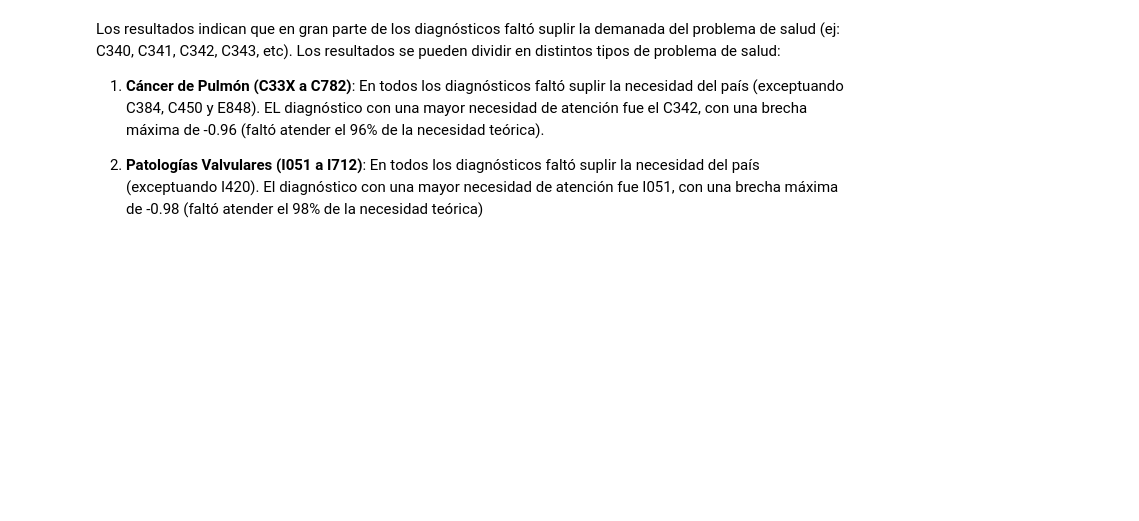
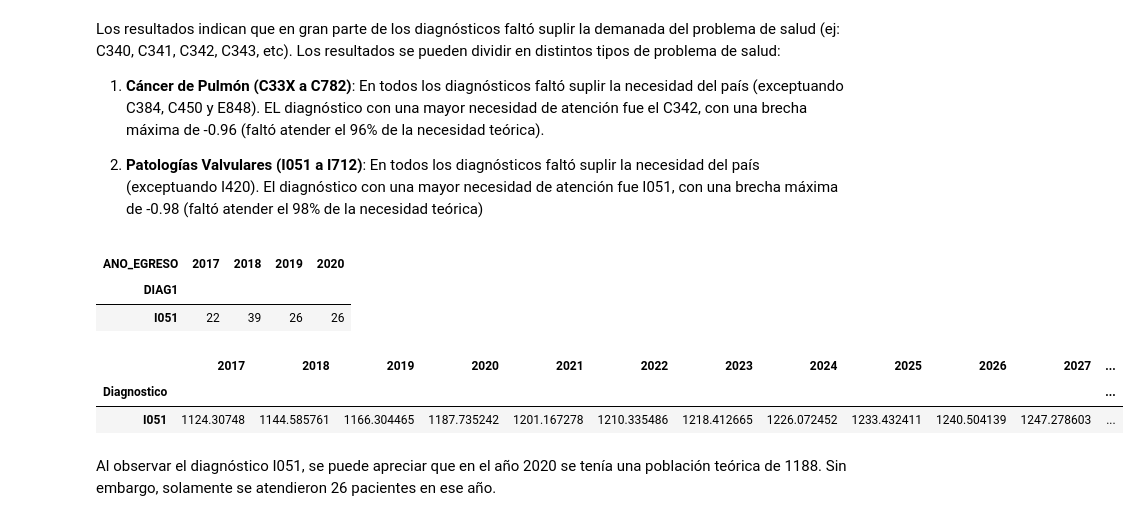
Before and after one commit to JavierRojas14/proyeccion-int, a Jupyter notebook: notebooks/3.0-jrb-forecasting-with-theoretical-demand.ipynb, the cells around one changed output. Saved outputs shown, nothing was run; the diff lists cells and outputs as text; code cells hidden in the pictures; blank space fills up the shorter version.

```diff
--- a/notebooks/3.0-jrb-forecasting-with-theoretical-demand.ipynb
+++ b/notebooks/3.0-jrb-forecasting-with-theoretical-demand.ipynb
@@ -149,3 +149,16 @@ el C342, con una brecha máxima de -0.96 (faltó atender el 96% de la necesidad
 2. **Patologías Valvulares (I051 a I712)**: En todos los diagnósticos faltó suplir la necesidad del
 país (exceptuando I420). El diagnóstico con una mayor necesidad de atención fue I051, con una
 brecha máxima de -0.98 (faltó atender el 98% de la necesidad teórica)
+# %%
+display(tabla_dinamica_egresos_pais[tabla_dinamica_egresos_pais.index == "I051"])
+display(poblacion_teorica_hospitalizados[poblacion_teorica_hospitalizados.index == "I051"])
+# %% [output]
+| ANO_EGRESO | 2017 | 2018 | 2019 | 2020 |
+| DIAG1 |  |  |  |  |
+| I051 | 22 | 39 | 26 | 26 |
+|  | 2017 | 2018 | 2019 | 2020 | 2021 | 2022 | 2023 | 2024 | 2025 | 2026 | 2027 | ... |
+| Diagnostico |  |  |  |  |  |  |  |  |  |  |  | ... |
+| I051 | 1124.30748 | 1144.585761 | 1166.304465 | 1187.735242 | 1201.167278 | 1210.335486 | 1218.412665 | 1226.072452 | 1233.432411 | 1240.504139 | 1247.278603 | ... |
+# %% [markdown]
+Al observar el diagnóstico I051, se puede apreciar que en el año 2020 se tenía una población teórica
+de 1188. Sin embargo, solamente se atendieron 26 pacientes en ese año.
```
